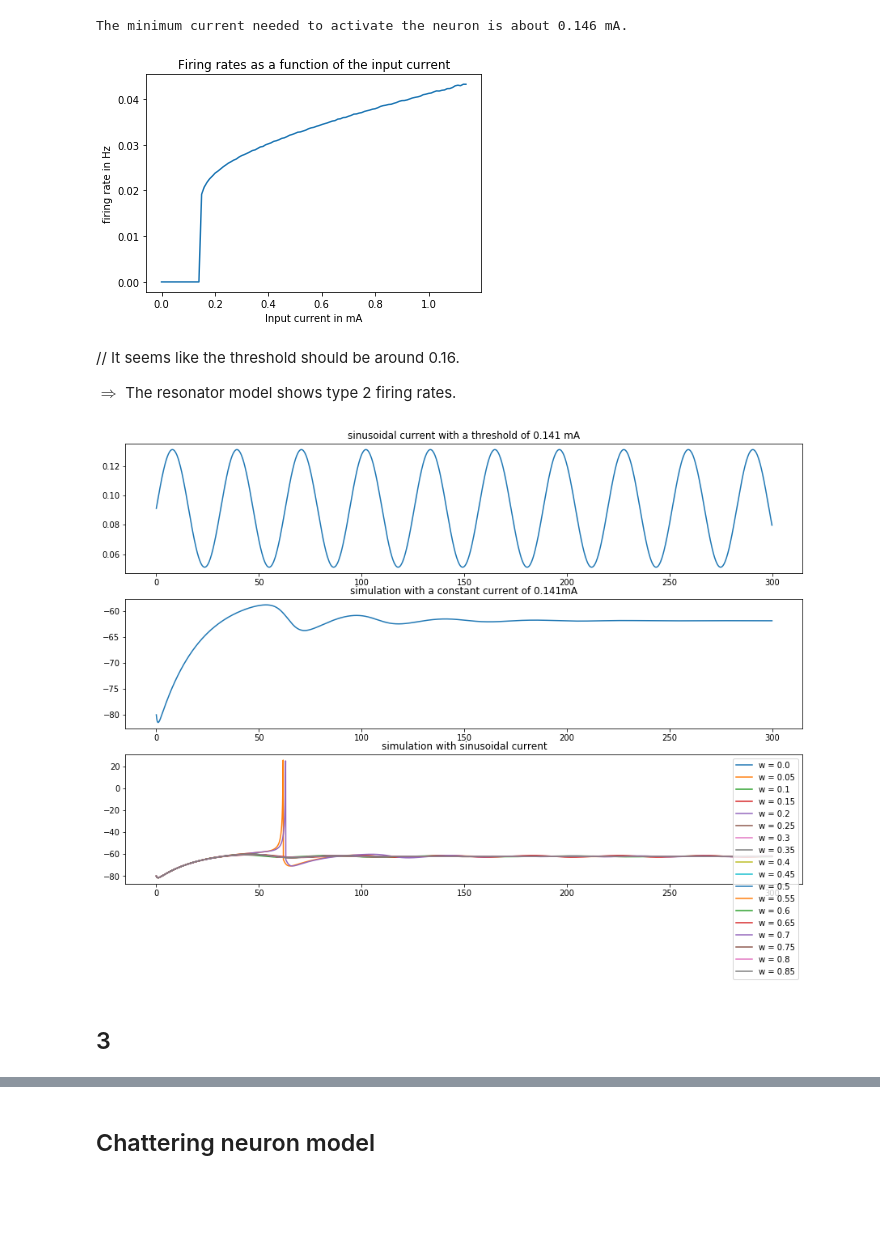
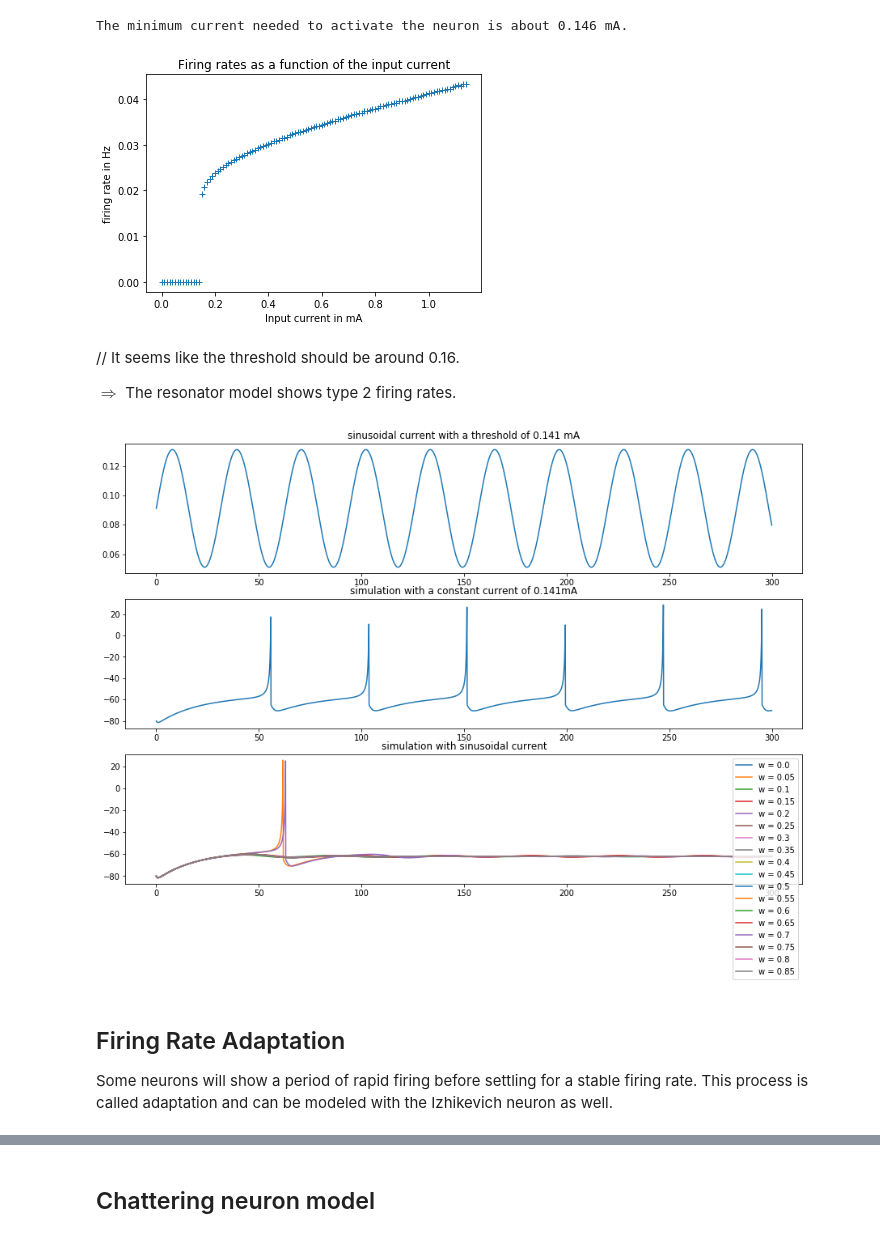
Before and after one commit to lpodl/Izhikevich-Neurons, a Jupyter notebook: Izhkevich-Neurons.ipynb, the cells around one changed output, grey strips where cells are left out. Saved outputs shown, nothing was run; the diff lists cells and outputs as text; code cells hidden in the pictures; blank space fills up the shorter version.

```diff
--- a/Izhkevich-Neurons.ipynb
+++ b/Izhkevich-Neurons.ipynb
@@ -15,7 +15,7 @@ def reset(p, v, u, i):
 def neuron(p, I, t_max, dt):
     """ returns the membrane potential and the recovery variable u during a given time approximated with the euler method
     p : dictionary, contains the parameters a, b, c, d
-    I : function, I(t) is the current at time t in pA
+    I : function, I(t) is the current at time t in mA
     t_max : float, time length of the simulation in ms
     dt : float, time step in ms
     """
@@ -211,13 +211,13 @@ dt  = 0.01
 currents = np.arange(0, I_thresh2 + 1, 0.01)
 firing_rates = np.vectorize(firing_rate)(currents, p2)
 
-plt.plot(currents, firing_rates)
+plt.plot(currents, firing_rates, '+')
 plt.title('Firing rates as a function of the input current')
 plt.xlabel('Input current in mA')
 plt.ylabel('firing rate in Hz')
 plt.show()
 # %% [output]
-[figure, old version]
+[figure, new version]
 # %% [markdown]
 // It seems like the threshold should be around 0.16.
 
@@ -233,25 +225,36 @@ omegas = np.arange(w_min, w_max, dw)
 # %%
-I = lambda t : I_thresh2
+# set parameters
+I_thresh2 = find_threshold(p2, 0.001)
+t_max = 300
+w_min = 0.0
+w_max = 0.9
+dt = 0.1
+dw = 0.05
+omegas = np.arange(w_min, w_max, dw)
+I = lambda t : I_thresh2 + 0.02
+# simulate
+# we should not need to add anything to the threshold !
 t, v, _ = neuron(p2, I, t_max, dt)
 c = sinusoidal_current(.2, I_thresh2)
 curr = np.vectorize(c)(t)
 t, simulations = sinusoidal_neuron(p2, omegas, t_max, dt, I_thresh2+0.02)
-
 # plot current and simulations
 fig, ax = plt.subplots(3,1, figsize = (15,10))
 ax[0].title.set_text(f'sinusoidal current with a threshold of {np.round(I_thresh2, 3)} mA')
 ax[0].plot(t, curr)
 ax[1].title.set_text(f'simulation with a constant current of {np.round(I_thresh2, 3)}mA')
 ax[1].plot(t, v)
 ax[2].title.set_text('simulation with sinusoidal current')
 for i in range(len(omegas)):
     ax[2].plot(t, simulations[i], label=f'w = {np.round(omegas[i], 3)}')
 ax[2].legend()
 plt.show()
 # %% [output]
-[figure, old version]
+[figure, new version]
-# %% [markdown]
-## 3
+# %% [markdown]
+## Firing Rate Adaptation
+
+Some neurons will show a period of rapid firing before settling for a stable firing rate. This process is called adaptation and can be modeled with the Izhikevich neuron as well.
 # %%
 p3 = {
     'a': 0.003,
```
Also changed, not shown: parts of 9 cells of this notebook, 2 other files.
